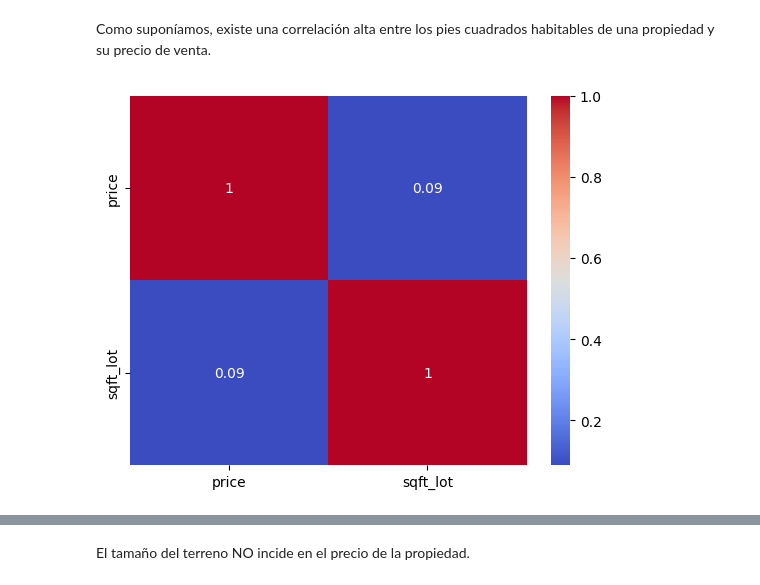
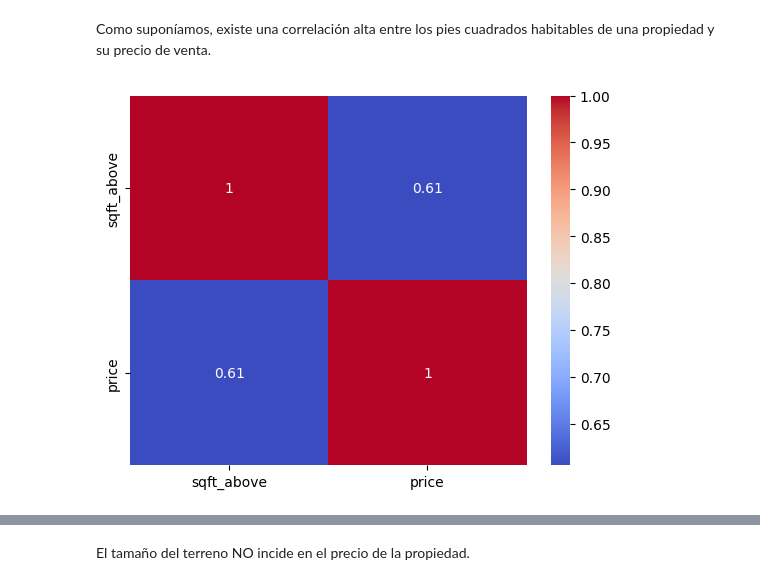
Before and after one commit to jfdonosom/Notebooks, a Jupyter notebook: Proyecto_ParteIII_+Donoso_Mendieta.ipynb, the cells around one changed output, grey strips where cells are left out. Cells and saved outputs as stored; diff of their text form; code cells hidden in the pictures.

```diff
--- a/Proyecto_ParteIII_+Donoso_Mendieta.ipynb
+++ b/Proyecto_ParteIII_+Donoso_Mendieta.ipynb
@@ -230,9 +234,9 @@ plt.show()
 # %% [markdown]
 Como suponíamos, existe una correlación alta entre los pies cuadrados habitables de una propiedad y su precio de venta.
 # %%
-columns = df3[['price', 'sqft_lot']]
+columns = df3[['sqft_above', 'price']]
 matriz_corr = columns.corr()
 sns.heatmap(matriz_corr, cmap='coolwarm', annot=True)
 plt.show()
 # %% [output]
-[figure, old version]
+[figure, new version]
```
Also changed, not shown: parts of 112 cells of this notebook.
